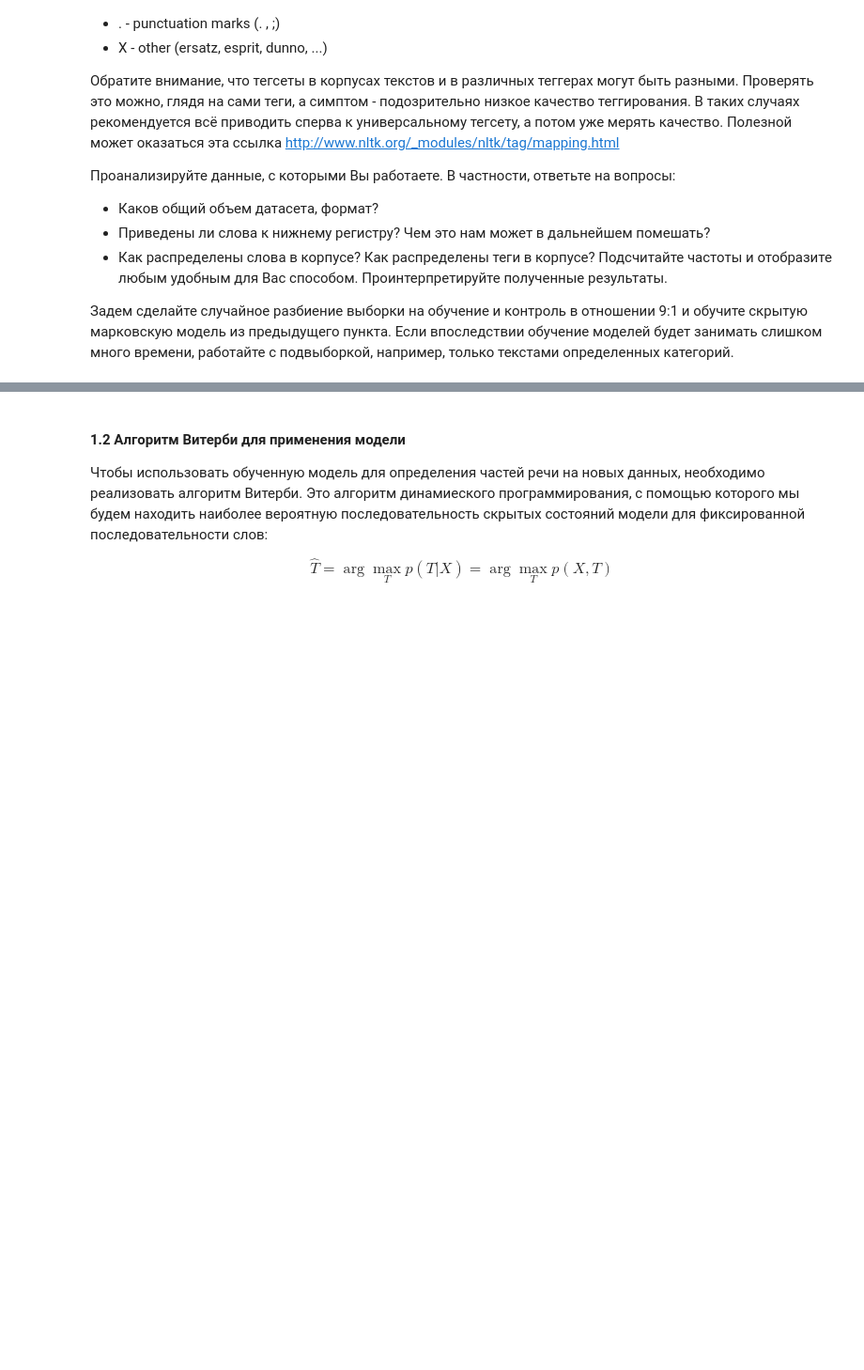
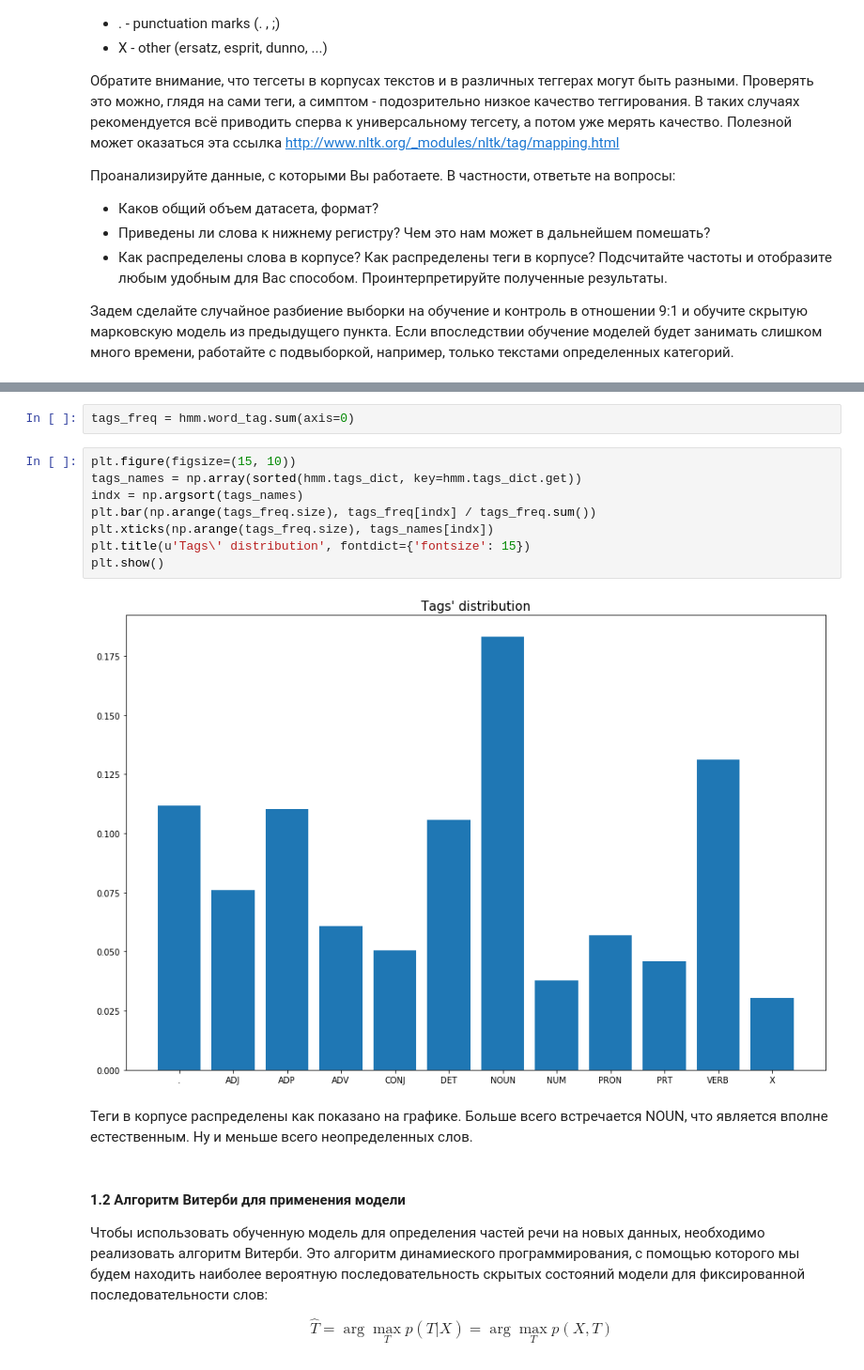
Before and after one commit to ospanoff/MMP_magistracy, a Jupyter notebook: NLP/n1/nlp_msu_lab_1.ipynb, the cells around one changed output, grey strips where cells are left out. Shown at 94% size. Saved outputs shown, nothing was run; the diff lists cells and outputs as text; blank space fills up the shorter version.

```diff
--- a/NLP/n1/nlp_msu_lab_1.ipynb
+++ b/NLP/n1/nlp_msu_lab_1.ipynb
@@ -178,3 +242,17 @@ X_train, X_test = train_test_split(brown_tagged_set)
+# %%
+tags_freq = hmm.word_tag.sum(axis=0)
+# %%
+plt.figure(figsize=(15, 10))
+tags_names = np.array(sorted(hmm.tags_dict, key=hmm.tags_dict.get))
+indx = np.argsort(tags_names)
+plt.bar(np.arange(tags_freq.size), tags_freq[indx] / tags_freq.sum())
+plt.xticks(np.arange(tags_freq.size), tags_names[indx])
+plt.title(u'Tags\' distribution', fontdict={'fontsize': 15})
+plt.show()
+# %% [output]
+[figure, added]
+# %% [markdown]
+Теги в корпусе распределены как показано на графике. Больше всего встречается NOUN, что является вполне естественным. Ну и меньше всего неопределенных слов.
 # %% [markdown]
 #### 1.2 Алгоритм Витерби для применения модели
 
```
Also changed, not shown: parts of 55 cells of this notebook.
